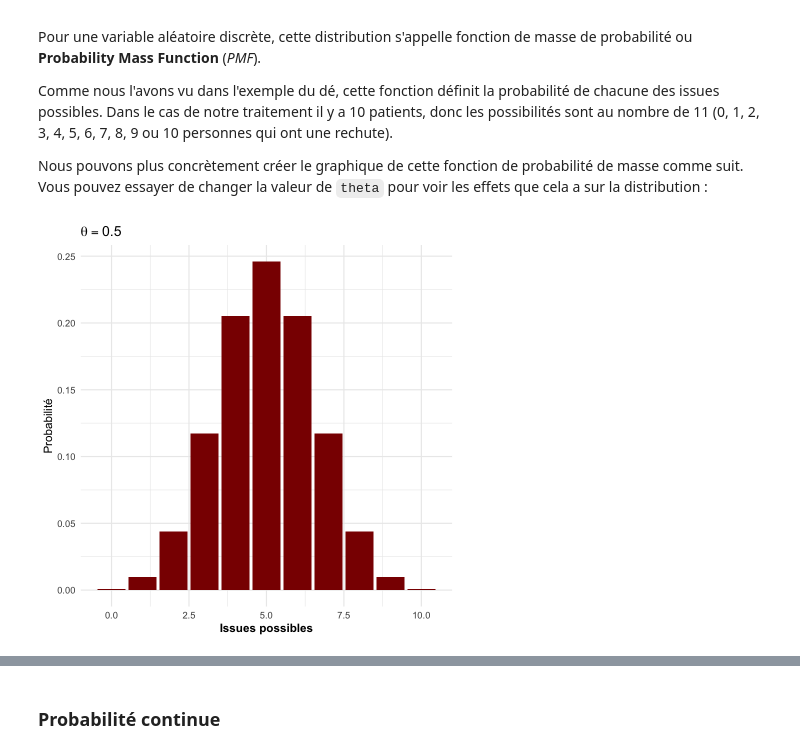
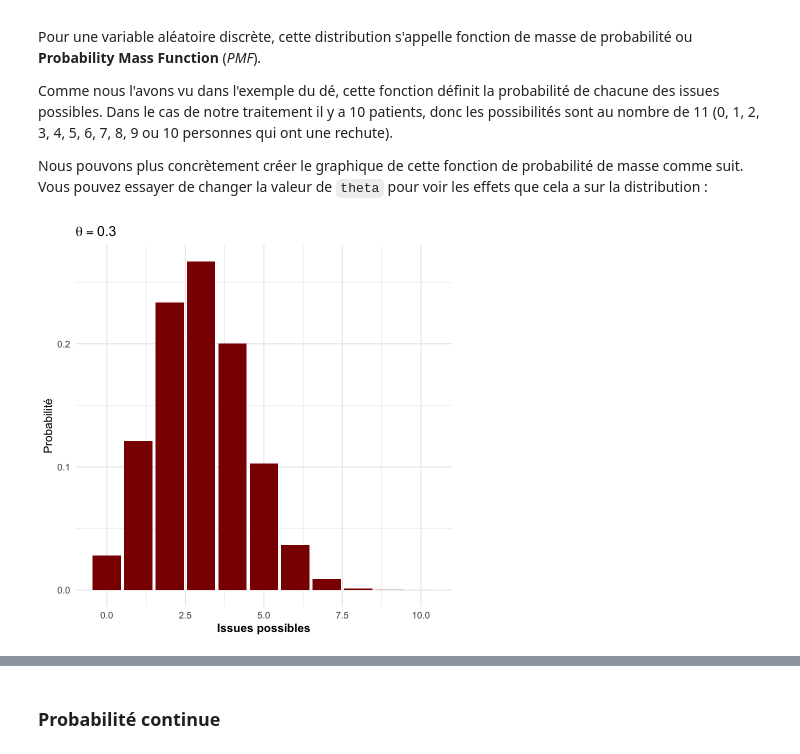
Before and after one commit to Affect-Learning-Decisions-Lab/cours_751526, a Jupyter notebook: probabilité/probabilité.ipynb, the cells around one changed output, grey strips where cells are left out. Drawn from its saved outputs; the diff is of its cells as text; code cells hidden in the pictures.

```diff
--- a/probabilité/probabilité.ipynb
+++ b/probabilité/probabilité.ipynb
@@ -167,19 +173,19 @@ Comme nous l'avons vu dans l'exemple du dé, cette fonction définit la probabil
 
 Nous pouvons plus concrètement créer le graphique de cette fonction de probabilité de masse comme suit. Vous pouvez essayer de changer la valeur de `theta` pour voir les effets que cela a sur la distribution :
 # %%
-theta = 0.5
+theta = 0.3
 
 data <- data.frame(x = 0:10, y = dbinom(0:10, size = 10, prob = theta))
 
 ggplot(data, aes(x, y)) +
   geom_bar(stat = "identity", fill = darkred ) +
   labs(x = "Issues possibles", y = "Probabilité") +
   theme_minimal(base_size = 14) +
   theme(
     axis.title.x = element_text(face = "bold"),
     plot.title = element_text(face = "bold")
   ) +
   ggtitle(bquote(theta == bold(.(theta))))
 # %% [output]
-[figure, old version]
+[figure, new version]
 # %% [markdown]
```
Also changed, not shown: parts of 6 cells of this notebook, 2 other files.
